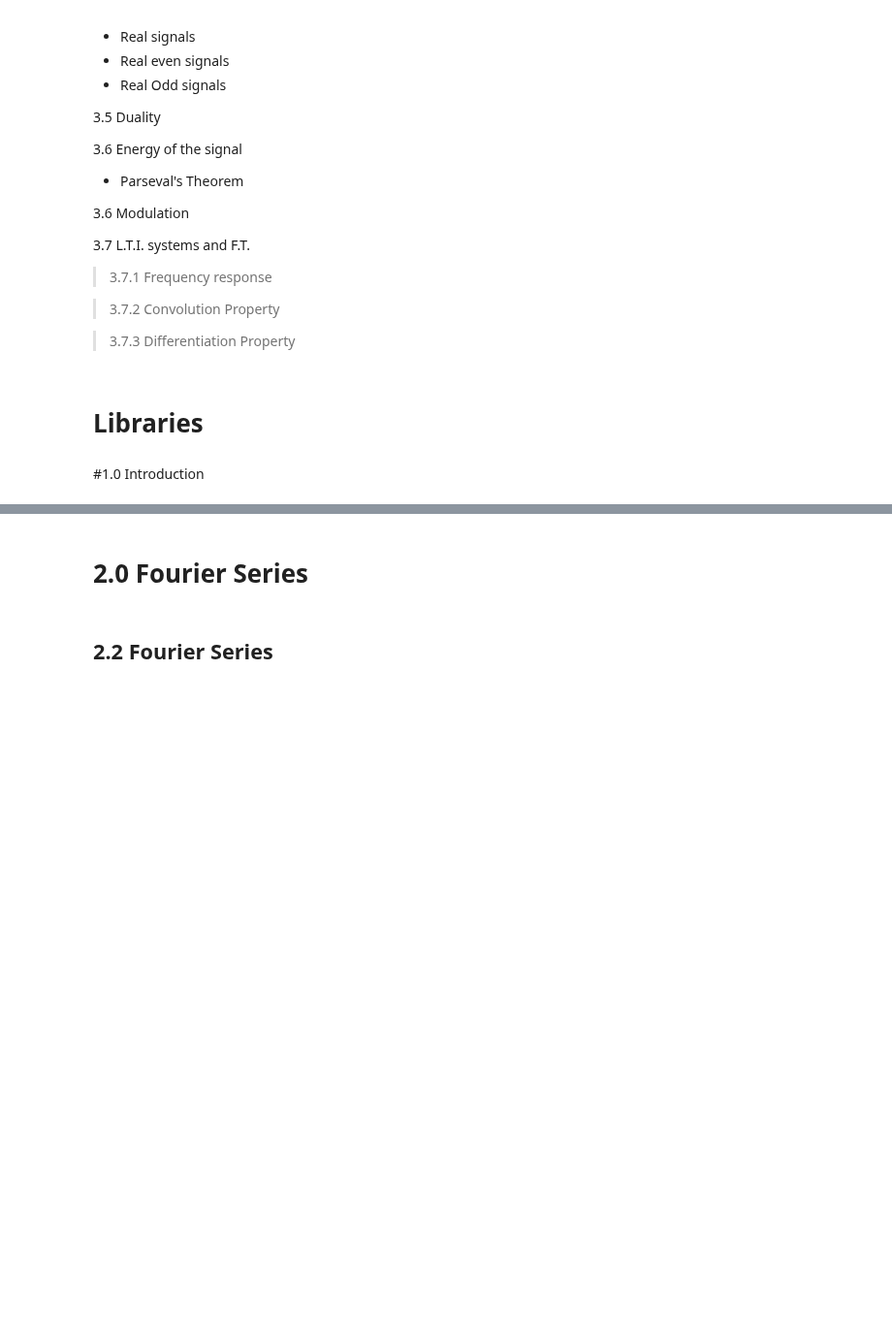
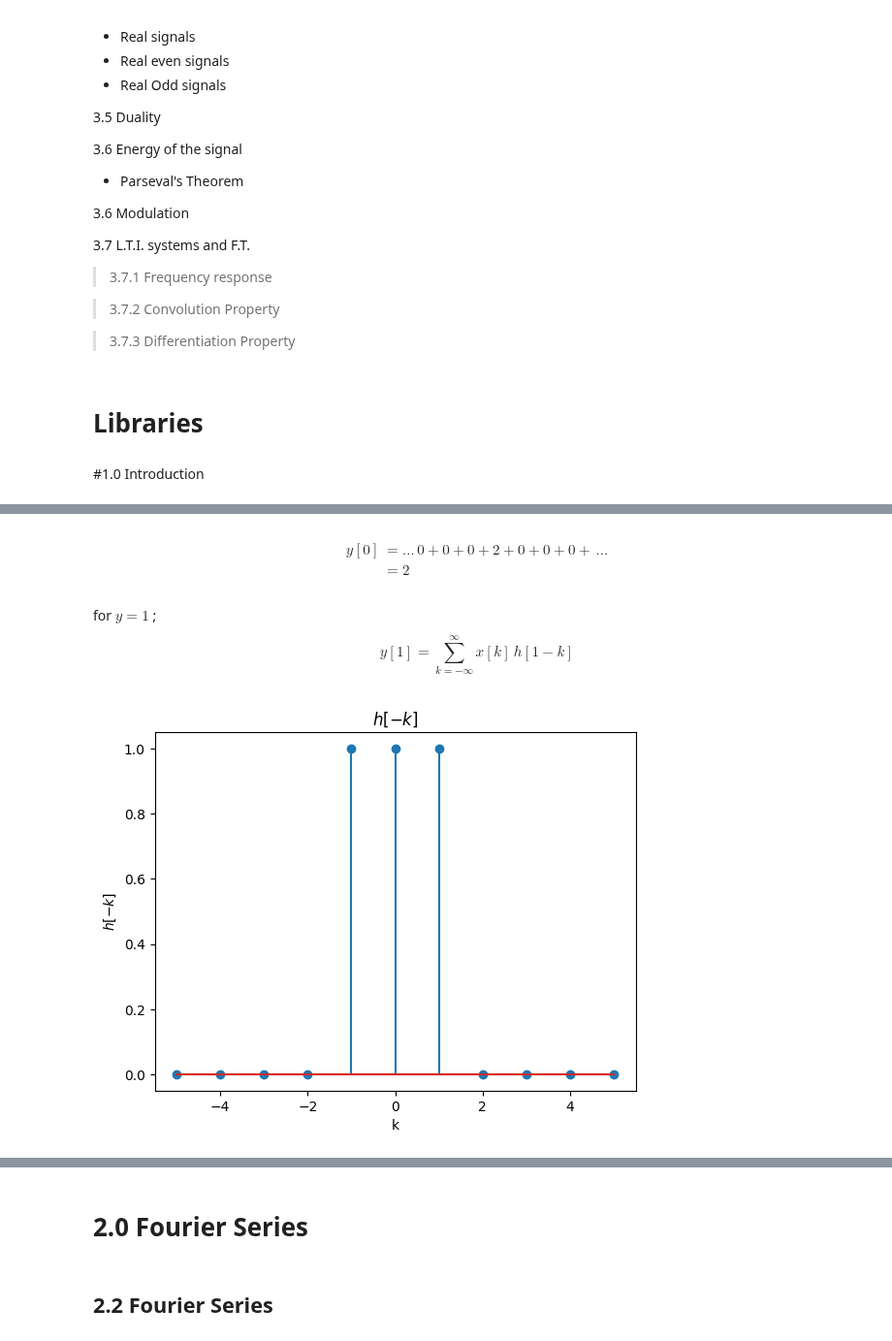
Before and after one commit to BuwanekaEpakanda/EE_257_Note_Book, a Jupyter notebook: EE_257_Signals_and_Systems.ipynb, the cells around one changed output, grey strips where cells are left out. Shown at 97% size. Drawn from its saved outputs; the diff is of its cells as text; code cells hidden in the pictures; blank space fills up the shorter version.

```diff
--- a/EE_257_Signals_and_Systems.ipynb
+++ b/EE_257_Signals_and_Systems.ipynb
@@ -212,0 +283,32 @@ class Waves:
+# %% [markdown]
+$$
+\begin{align}
+y[0]&=\dots\,0+0+0+2+0+0+0+\,\dots \\
+&=2
+\end{align}
+$$
+# %% [markdown]
+for $y=1$ ;
+$$
+y[1]=\sum_{k=-\infty}^{\infty} x[k]\,h[1-k]
+$$
+# %%
+def h0(n):
+    d = np.zeros(len(n))
+    d[np.where(n == 0)] = 1
+    d[np.where(n == -1)] = 1
+    d[np.where(n == 1)] = 1
+    return d
+
+# Example usage
+n = np.arange(-5, 6)
+d = h0(n)
+
+# Plot delta[n]
+plt.stem(n, d)
+plt.xlabel('k')
+plt.ylabel('$h[-k]$')
+plt.title('$h[-k]$')
+plt.show()
+# %% [output]
+[figure, added]
```
Also changed, not shown: parts of 25 cells of this notebook.
